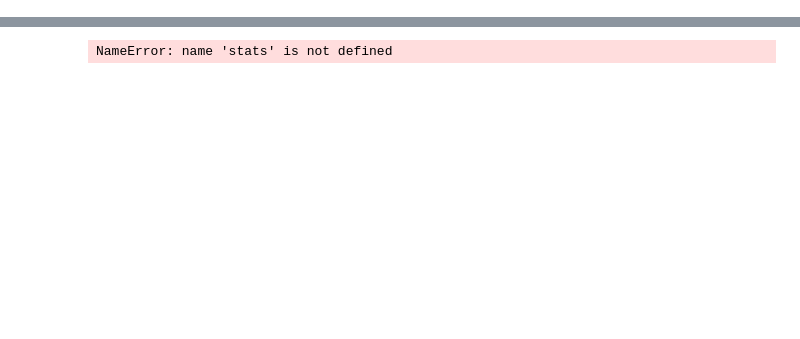
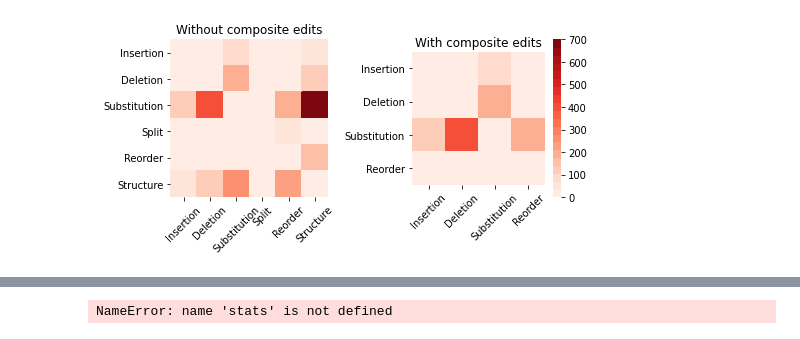
Before and after one commit to Yao-Dou/ts-annotation-tool, a Jupyter notebook: data/analysis/agreement.ipynb, the cells around one changed output, grey strips where cells are left out. Cells and saved outputs as stored; diff of their text form; code cells hidden in the pictures; blank space fills up the shorter version.

```diff
--- a/data/analysis/agreement.ipynb
+++ b/data/analysis/agreement.ipynb
@@ -26,0 +75,32 @@ When processing sentence: rachel - Batch 6, HIT 34 (ID 131). Caught error on: ''
+# %%
+fig, (ax1, ax2) = plt.subplots(1, 2, figsize=(7, 3.5)) #sharex=True, sharey=True)
+
+vmin, vmax = 0, 700
+
+color_bar = sn.color_palette("Reds", 20)
+
+a = confusion_matrix([x[0] for x in total_agreement], [x[1] for x in total_agreement], labels=edit_type_labels)
+df_cm = pd.DataFrame(a, index=[x.capitalize() for x in edit_type_labels], columns=[x.capitalize() for x in edit_type_labels])
+sn.heatmap(df_cm, cmap=color_bar, ax=ax1, vmin=vmin, vmax=vmax, square=True, cbar=False)
+
+# For numbers add:
+# , annot=True, fmt=".1f")
+
+a = confusion_matrix([x[0] for x in total_agreement], [x[1] for x in total_agreement], labels=[x for x in edit_type_labels if x not in ['structure', 'split']])
+df_cm = pd.DataFrame(a, index=[x.capitalize() for x in edit_type_labels if x not in ['structure', 'split']], columns=[x.capitalize() for x in edit_type_labels if x not in ['structure', 'split']])
+sn.heatmap(df_cm, cmap=color_bar, ax=ax2, vmin=vmin, vmax=vmax, square=True)
+
+ax1.set_xticklabels(ax1.get_xticklabels(), rotation=45)
+ax2.set_xticklabels(ax2.get_xticklabels(), rotation=45)
+
+ax1.set_title('Without composite edits')
+ax2.set_title('With composite edits')
+
+fig.tight_layout()
+
+out_filename = "img/agreement-heatmap.svg"
+plt.savefig(out_filename, format="svg", bbox_inches='tight', pad_inches=0.0)
+
+plt.show()
+# %% [output]
+[figure, added]
```
Also changed, not shown: parts of 11 cells of this notebook, 9 other files.
